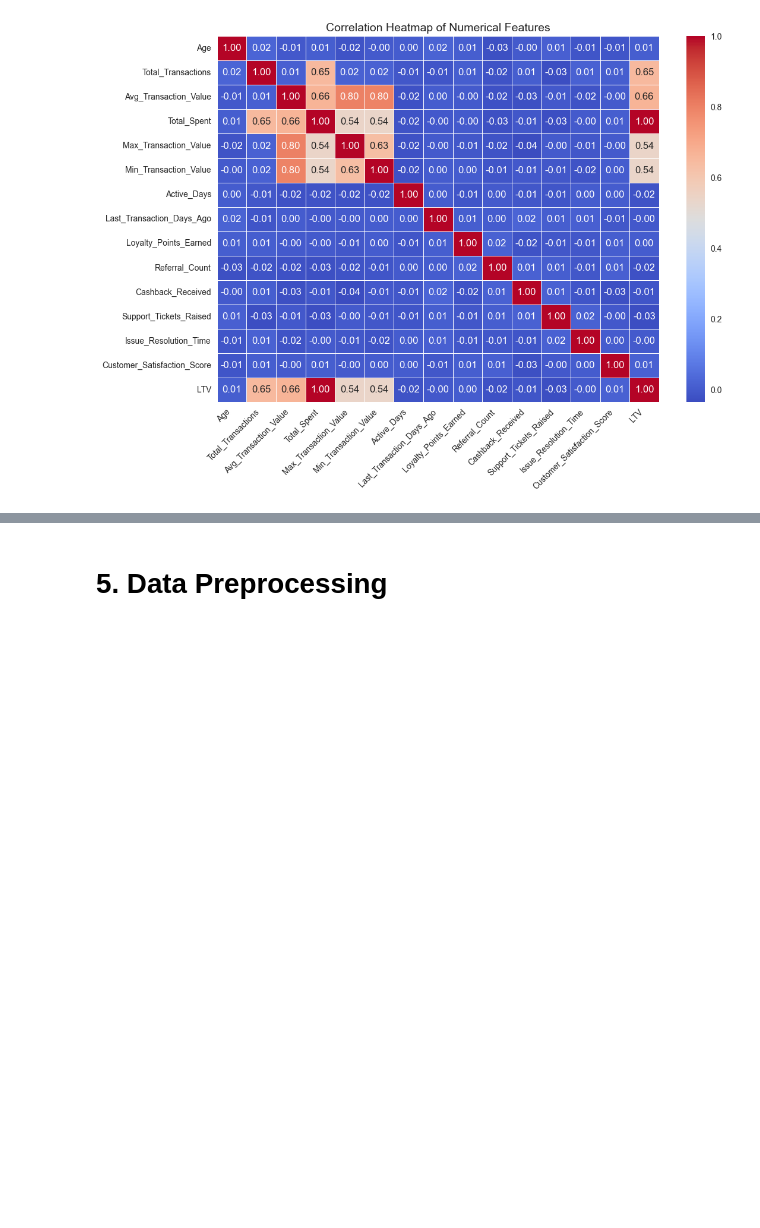
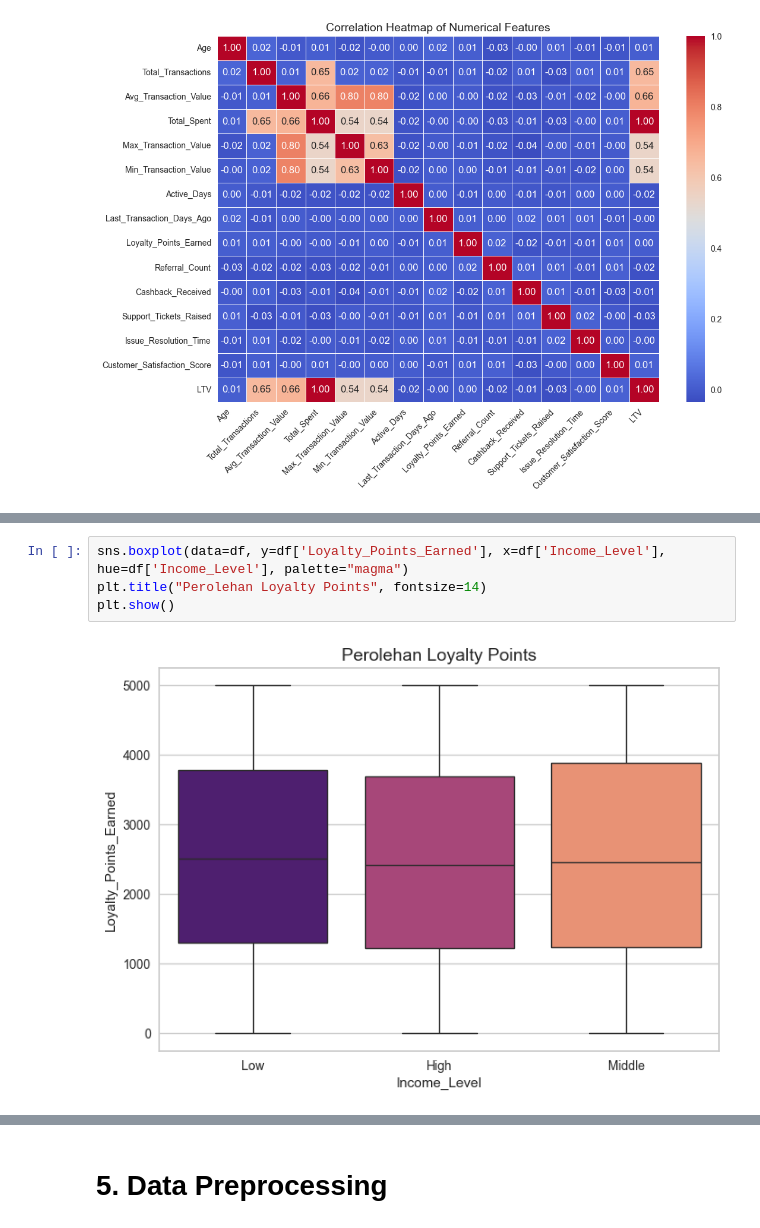
Before and after one commit to mendhiri/unsup-project-dbs, a Jupyter notebook: clustering-notebook.ipynb, the cells around one changed output, grey strips where cells are left out. Saved outputs shown, nothing was run; the diff lists cells and outputs as text; blank space fills up the shorter version.

```diff
--- a/clustering-notebook.ipynb
+++ b/clustering-notebook.ipynb
@@ -136,0 +173,6 @@ plt.show()
+# %%
+sns.boxplot(data=df, y=df['Loyalty_Points_Earned'], x=df['Income_Level'], hue=df['Income_Level'], palette="magma")
+plt.title("Perolehan Loyalty Points", fontsize=14)
+plt.show()
+# %% [output]
+[figure, added]
```
Also changed, not shown: parts of 55 cells of this notebook.
